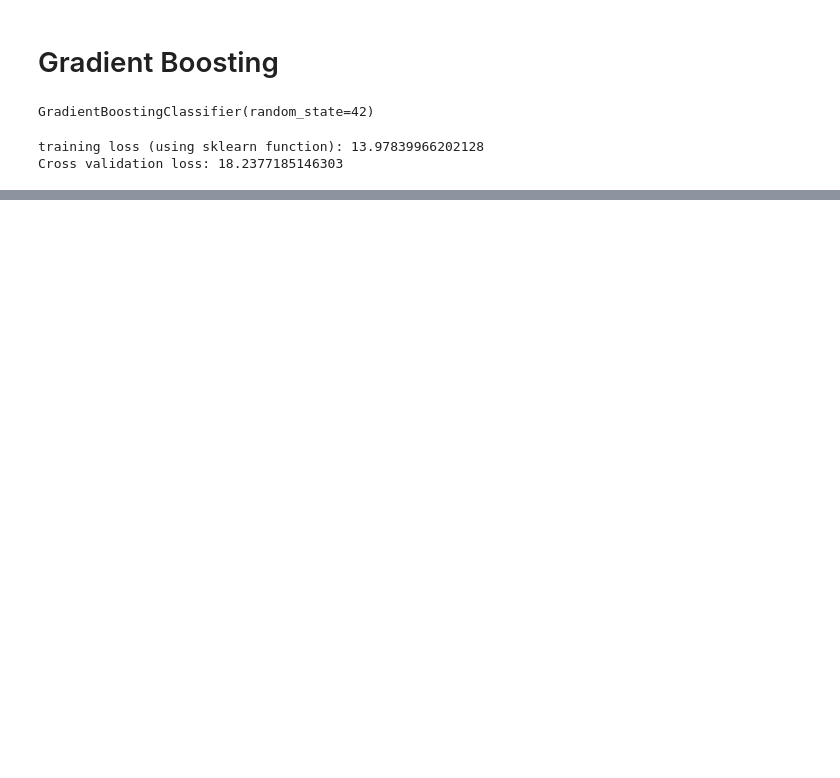
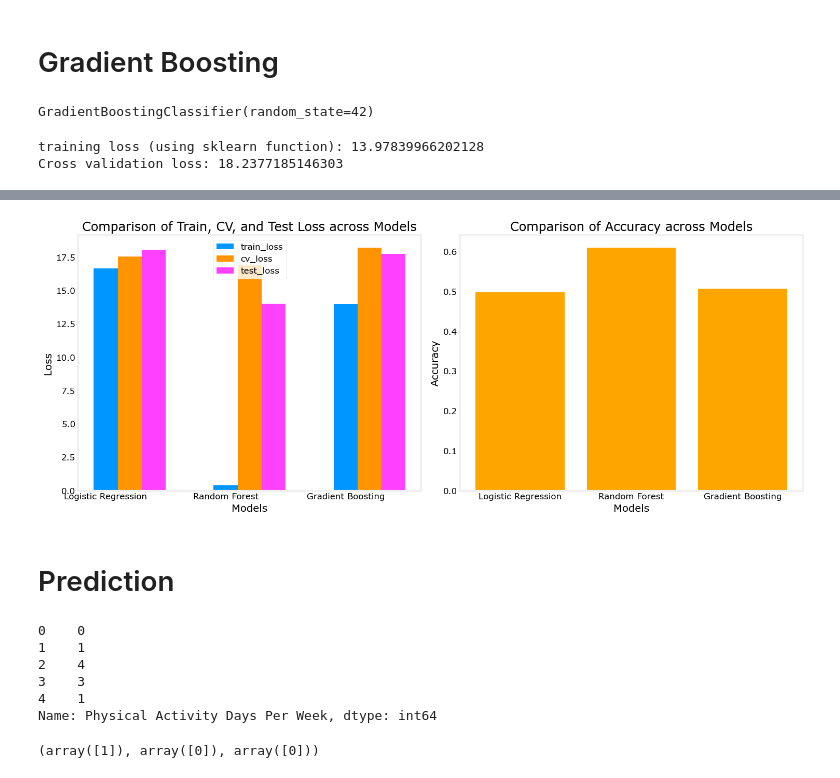
Before and after one commit to gulbak89/Heart-Attack-Risk-Prediction-Project, a Jupyter notebook: CapstoneProject.ipynb, the cells around one changed output, grey strips where cells are left out. Cells and saved outputs as stored; diff of their text form; code cells hidden in the pictures; blank space fills up the shorter version.

```diff
--- a/CapstoneProject.ipynb
+++ b/CapstoneProject.ipynb
@@ -937,0 +806,17 @@ weighted avg       0.54      0.51      0.52      1753
+# %%
+selected_metrics = {}
+
+# List of models you want to keep
+models_to_keep = ['Logistic Regression', 'Random Forest', 'Gradient Boosting']
+
+# Iterate through the Models dictionary and extract selected metrics for the specified models
+for model in models_to_keep:
+    model_data = Models[model]  # Get the data for the current model
+
+    # Extract the specific metrics (train_loss, cv_loss, test_loss, accuracy)
+    selected_metrics[model] = {
+        'train_loss': model_data[1],
+        'cv_loss': model_data[2],
+        'test_loss': model_data[3],
+        'accuracy': model_data[4]
+    }
@@ -937,0 +838,39 @@ weighted avg       0.54      0.51      0.52      1753
+# %%
+model_names = list(selected_metrics.keys())
+metrics_to_plot = ['train_loss', 'cv_loss', 'test_loss']
+
+# Creating subplots for train_loss, cv_loss, test_loss
+fig, axs = plt.subplots(1, 2, figsize=(15, 6))
+
+for i, metric in enumerate(metrics_to_plot):
+    axs[0].bar(np.arange(len(model_names)) + i * 0.2, [selected_metrics[model][metric] for model in model_names], width=0.2, label=metric)
+
+axs[0].set_xlabel('Models')
+axs[0].set_ylabel('Loss')
+axs[0].set_title('Comparison of Train, CV, and Test Loss across Models')
+axs[0].set_xticks(np.arange(len(model_names)))
+axs[0].set_xticklabels(model_names)
+axs[0].legend()
+
+# Plotting accuracy for the three models
+accuracy_values = [selected_metrics[model]['accuracy'] for model in model_names]
+axs[1].bar(model_names, accuracy_values, color='orange')
+axs[1].set_xlabel('Models')
+axs[1].set_ylabel('Accuracy')
+axs[1].set_title('Comparison of Accuracy across Models')
+
+plt.tight_layout()
+plt.show()
+# %% [output]
+[figure, added]
+# %% [markdown]
+# Prediction
+# %%
+df['Physical Activity Days Per Week'].head()
+# %% [output]
+0    0
+1    1
+2    4
+3    3
+4    1
+Name: Physical Activity Days Per Week, dtype: int64
@@ -937,0 +880,17 @@ weighted avg       0.54      0.51      0.52      1753
+# %%
+#'Cholesterol','Stress Level','Obesity','Alcohol Consumption','Physical Activity Days Per Week'
+input_val = np.array([[300, 4, 1, 1, 9]])
+
+poly = PolynomialFeatures(degree, include_bias=False)
+
+input_val_mapped = poly.fit_transform(input_val)
+
+input_mapped_scaled = scalers[degree-1].transform(input_val_mapped)
+
+LR_prediction = models[degree-1].predict(input_mapped_scaled)
+RF_prediction = Models['Gradient Boosting'][0].predict(input_val)
+GB_prediction = Models['Gradient Boosting'][0].predict(input_val)
+
+LR_prediction, RF_prediction,GB_prediction
+# %% [output]
+(array([1]), array([0]), array([0]))
```
Also changed, not shown: parts of 22 cells of this notebook.
